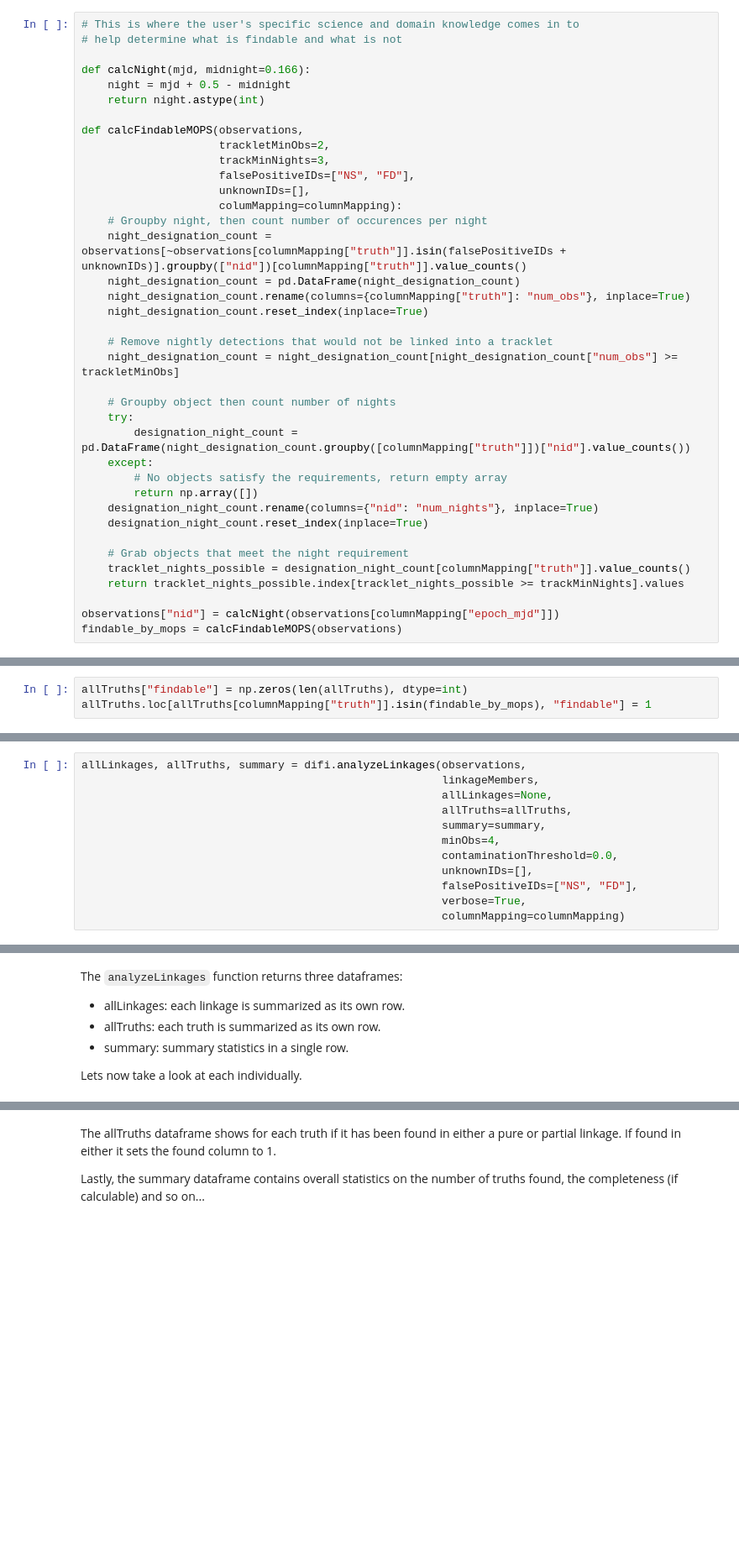
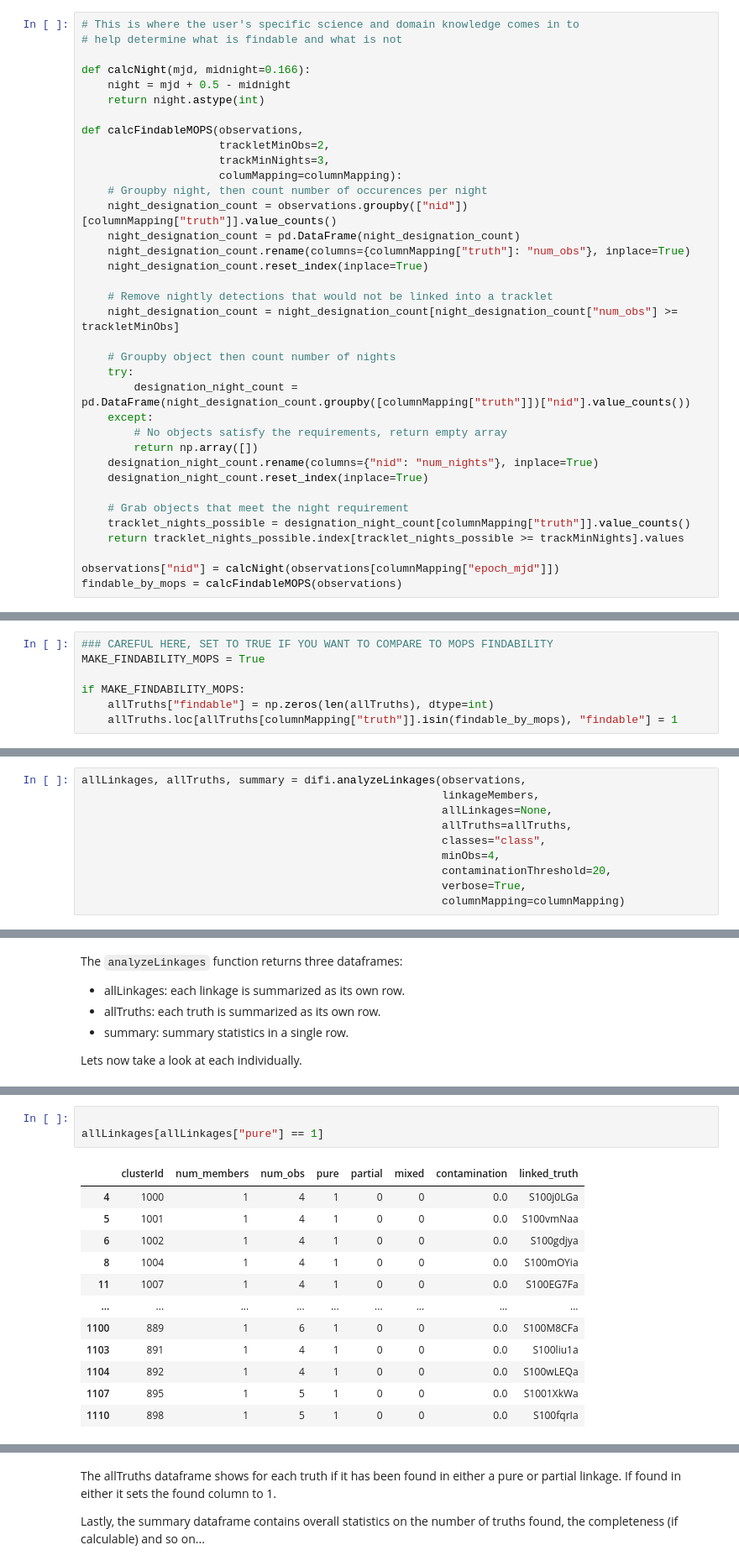
Before and after one commit to moeyensj/difi, a Jupyter notebook: examples/example_lsstssp.ipynb, the cells around one changed output, grey strips where cells are left out. Shown: that part at 84% size. Cells and saved outputs as stored; diff of their text form; blank space fills up the shorter version.

```diff
--- a/examples/example_lsstssp.ipynb
+++ b/examples/example_lsstssp.ipynb
@@ -200,11 +258,9 @@ def calcNight(mjd, midnight=0.166):
 def calcFindableMOPS(observations,
                      trackletMinObs=2,
                      trackMinNights=3,
-                     falsePositiveIDs=["NS", "FD"],
-                     unknownIDs=[],
                      columMapping=columnMapping):
     # Groupby night, then count number of occurences per night
-    night_designation_count = observations[~observations[columnMapping["truth"]].isin(falsePositiveIDs + unknownIDs)].groupby(["nid"])[columnMapping["truth"]].value_counts()
+    night_designation_count = observations.groupby(["nid"])[columnMapping["truth"]].value_counts()
     night_designation_count = pd.DataFrame(night_designation_count)
     night_designation_count.rename(columns={columnMapping["truth"]: "num_obs"}, inplace=True)
     night_designation_count.reset_index(inplace=True)
@@ -234,8 +296,12 @@ len(findable_by_mops)
 # %% [markdown]
 Now lets modify the allTruths dataframe to update findability.
 # %%
-allTruths["findable"] = np.zeros(len(allTruths), dtype=int)
-allTruths.loc[allTruths[columnMapping["truth"]].isin(findable_by_mops), "findable"] = 1
+### CAREFUL HERE, SET TO TRUE IF YOU WANT TO COMPARE TO MOPS FINDABILITY
+MAKE_FINDABILITY_MOPS = True
+
+if MAKE_FINDABILITY_MOPS:
+    allTruths["findable"] = np.zeros(len(allTruths), dtype=int)
+    allTruths.loc[allTruths[columnMapping["truth"]].isin(findable_by_mops), "findable"] = 1
 # %% [markdown]
 Lets confirm this worked as intended.
 # %%
@@ -248,11 +315,9 @@ allLinkages, allTruths, summary = difi.analyzeLinkages(observations,
                                                        linkageMembers,
                                                        allLinkages=None,
                                                        allTruths=allTruths,
-                                                       summary=summary,
+                                                       classes="class",
                                                        minObs=4,
-                                                       contaminationThreshold=0.0,
-                                                       unknownIDs=[],
-                                                       falsePositiveIDs=["NS", "FD"],
+                                                       contaminationThreshold=20,
                                                        verbose=True,
                                                        columnMapping=columnMapping)
 # %% [output]
@@ -280,0 +367,16 @@ Lets now take a look at each individually.
+# %%
+
+allLinkages[allLinkages["pure"] == 1]
+# %% [output]
+|  | clusterId | num_members | num_obs | pure | partial | mixed | contamination | linked_truth |
+| 4 | 1000 | 1 | 4 | 1 | 0 | 0 | 0.0 | S100j0LGa |
+| 5 | 1001 | 1 | 4 | 1 | 0 | 0 | 0.0 | S100vmNaa |
+| 6 | 1002 | 1 | 4 | 1 | 0 | 0 | 0.0 | S100gdjya |
+| 8 | 1004 | 1 | 4 | 1 | 0 | 0 | 0.0 | S100mOYia |
+| 11 | 1007 | 1 | 4 | 1 | 0 | 0 | 0.0 | S100EG7Fa |
+| ... | ... | ... | ... | ... | ... | ... | ... | ... |
+| 1100 | 889 | 1 | 6 | 1 | 0 | 0 | 0.0 | S100M8CFa |
+| 1103 | 891 | 1 | 4 | 1 | 0 | 0 | 0.0 | S100liu1a |
+| 1104 | 892 | 1 | 4 | 1 | 0 | 0 | 0.0 | S100wLEQa |
+| 1107 | 895 | 1 | 5 | 1 | 0 | 0 | 0.0 | S1001XkWa |
+| 1110 | 898 | 1 | 5 | 1 | 0 | 0 | 0.0 | S100fqrIa |
```
Also changed, not shown: parts of 34 cells of this notebook.
